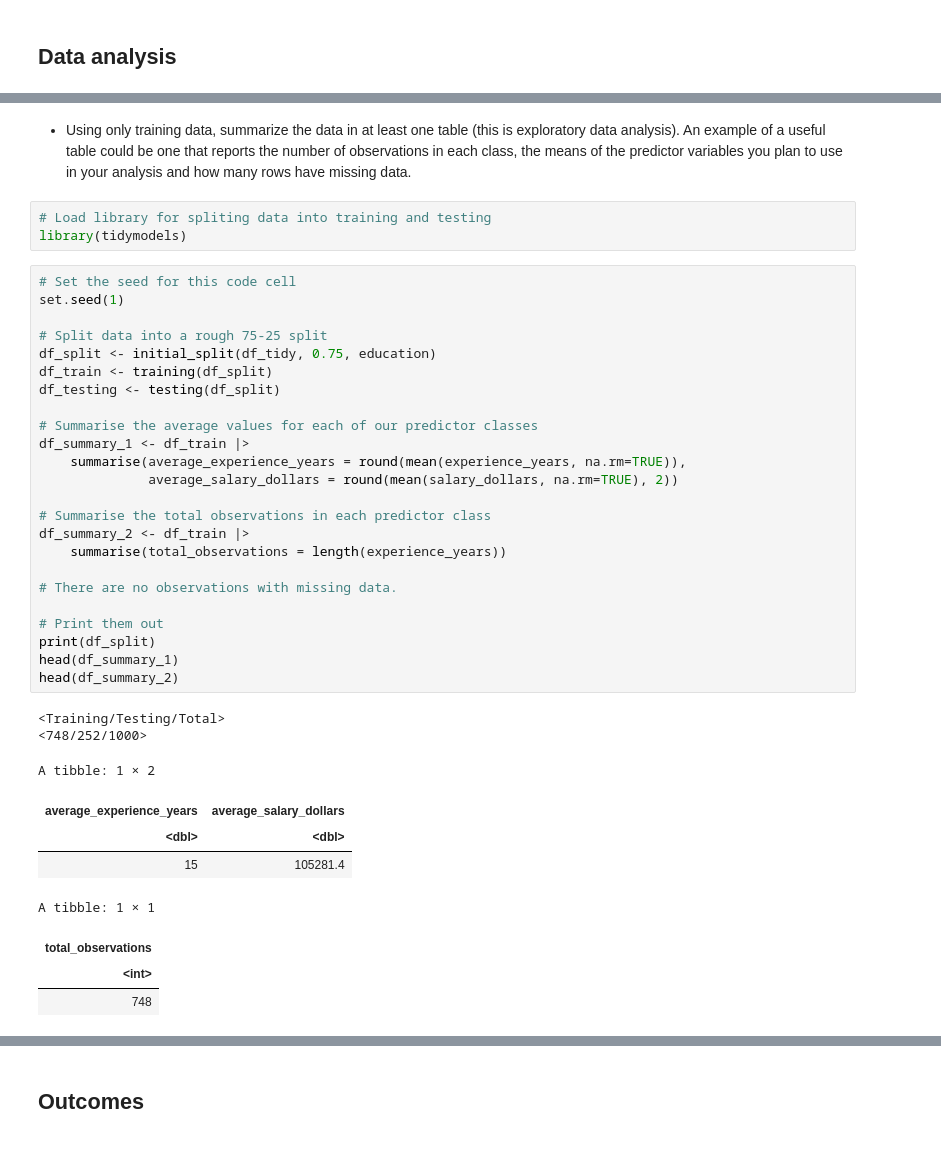
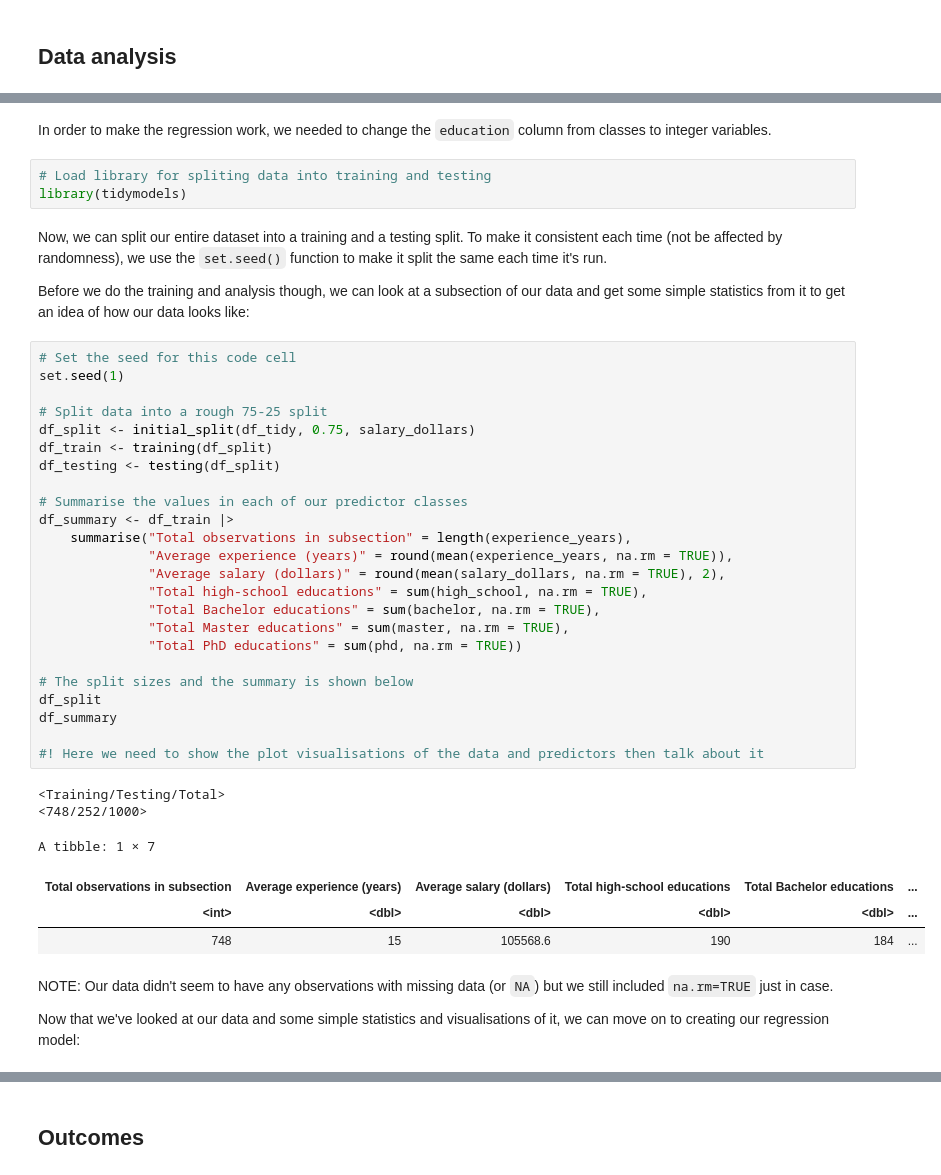
Before and after one commit to WhenLifeHandsYouLemons/DSCI-Project, a Jupyter notebook: report.ipynb, the cells around one changed output, grey strips where cells are left out. Drawn from its saved outputs; the diff is of its cells as text.

```diff
--- a/report.ipynb
+++ b/report.ipynb
@@ -67,41 +82,45 @@ A tibble: 6 × 3
 # %% [markdown]
-- Using only training data, summarize the data in at least one table (this is exploratory data analysis). An example of a useful table could be one that reports the number of observations in each class, the means of the predictor variables you plan to use in your analysis and how many rows have missing data.
+In order to make the regression work, we needed to change the `education` column from classes to integer variables.
 # %%
 # Load library for spliting data into training and testing
 library(tidymodels)
+# %% [markdown]
+Now, we can split our entire dataset into a training and a testing split. To make it consistent each time (not be affected by randomness), we use the `set.seed()` function to make it split the same each time it's run.
+
+Before we do the training and analysis though, we can look at a subsection of our data and get some simple statistics from it to get an idea of how our data looks like:
 # %%
 # Set the seed for this code cell
 set.seed(1)
 
 # Split data into a rough 75-25 split
-df_split <- initial_split(df_tidy, 0.75, education)
+df_split <- initial_split(df_tidy, 0.75, salary_dollars)
 df_train <- training(df_split)
 df_testing <- testing(df_split)
 
-# Summarise the average values for each of our predictor classes
-df_summary_1 <- df_train |>
-    summarise(average_experience_years = round(mean(experience_years, na.rm=TRUE)),
-              average_salary_dollars = round(mean(salary_dollars, na.rm=TRUE), 2))
+# Summarise the values in each of our predictor classes
+df_summary <- df_train |>
+    summarise("Total observations in subsection" = length(experience_years),
+              "Average experience (years)" = round(mean(experience_years, na.rm = TRUE)),
+              "Average salary (dollars)" = round(mean(salary_dollars, na.rm = TRUE), 2),
+              "Total high-school educations" = sum(high_school, na.rm = TRUE),
+              "Total Bachelor educations" = sum(bachelor, na.rm = TRUE),
+              "Total Master educations" = sum(master, na.rm = TRUE),
+              "Total PhD educations" = sum(phd, na.rm = TRUE))
 
-# Summarise the total observations in each predictor class
-df_summary_2 <- df_train |>
-    summarise(total_observations = length(experience_years))
+# The split sizes and the summary is shown below
+df_split
+df_summary
 
-# There are no observations with missing data.
-
-# Print them out
-print(df_split)
-head(df_summary_1)
-head(df_summary_2)
+#! Here we need to show the plot visualisations of the data and predictors then talk about it
 # %% [output]
 <Training/Testing/Total>
 <748/252/1000>
-A tibble: 1 × 2
+A tibble: 1 × 7
-| average_experience_years | average_salary_dollars |
-| <dbl> | <dbl> |
-| 15 | 105281.4 |
+| Total observations in subsection | Average experience (years) | Average salary (dollars) | Total high-school educations | Total Bachelor educations | ... |
+| <int> | <dbl> | <dbl> | <dbl> | <dbl> | ... |
+| 748 | 15 | 105568.6 | 190 | 184 | ... |
-A tibble: 1 × 1
-| total_observations |
-| <int> |
-| 748 |
+# %% [markdown]
+NOTE: Our data didn't seem to have any observations with missing data (or `NA`) but we still included `na.rm=TRUE` just in case.
+
+Now that we've looked at our data and some simple statistics and visualisations of it, we can move on to creating our regression model:
 # %%
```
Also changed, not shown: parts of 11 cells of this notebook, 1 other file.
